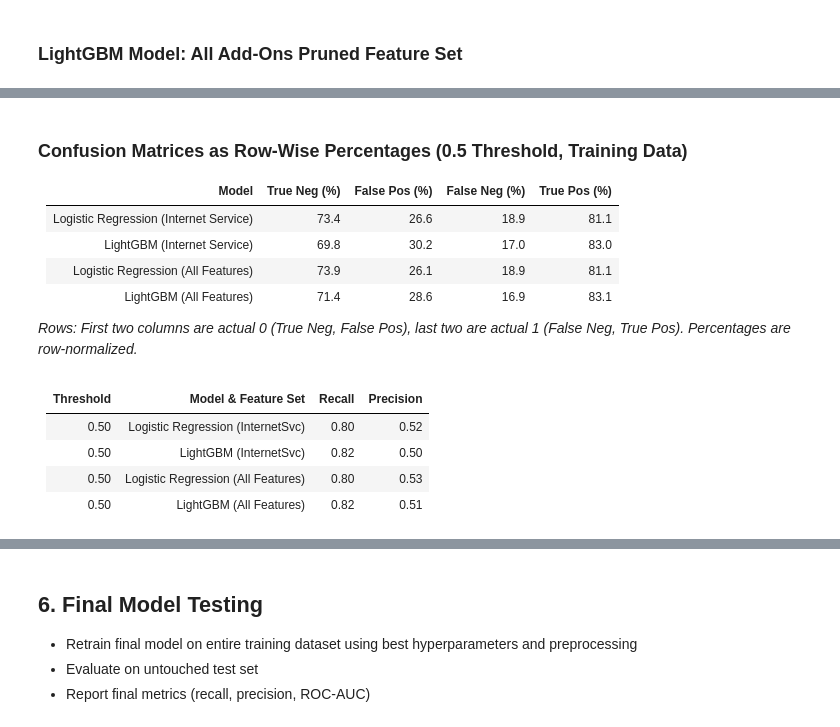
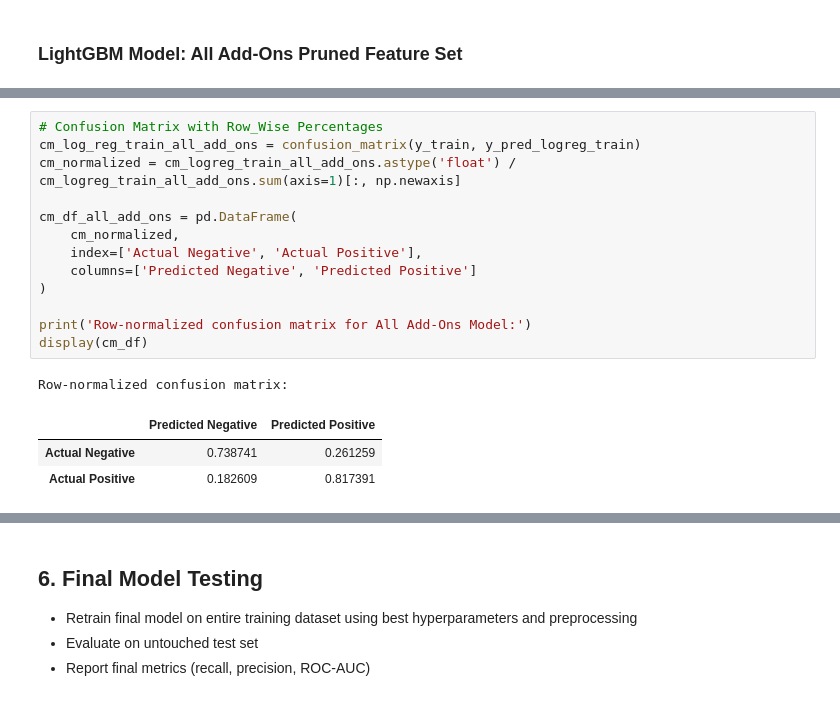
Before and after one commit to amschiltz/springboard_projects, a Jupyter notebook: Capstone_2/notebooks/04_telco_churn_modeling.ipynb, the cells around one changed output, grey strips where cells are left out. Cells and saved outputs as stored; diff of their text form.

```diff
--- a/Capstone_2/notebooks/04_telco_churn_modeling.ipynb
+++ b/Capstone_2/notebooks/04_telco_churn_modeling.ipynb
@@ -1002,17 +823,19 @@ Confusion Matrix - LightGBM (All Features, 0.5 threshold, training data):
-# %% [markdown]
-### Confusion Matrices as Row-Wise Percentages (0.5 Threshold, Training Data)
-| Model                                    | True Neg (%) | False Pos (%) | False Neg (%) | True Pos (%) |
-|-------------------------------------------|--------------|---------------|---------------|--------------|
-| Logistic Regression (Internet Service)    | 73.4         | 26.6          | 18.9          | 81.1         |
-| LightGBM (Internet Service)               | 69.8         | 30.2          | 17.0          | 83.0         |
-| Logistic Regression (All Features)        | 73.9         | 26.1          | 18.9          | 81.1         |
-| LightGBM (All Features)                   | 71.4         | 28.6          | 16.9          | 83.1         |
-*Rows: First two columns are actual 0 (True Neg, False Pos), last two are actual 1 (False Neg, True Pos). Percentages are row-normalized.*
-# %% [markdown]
-| Threshold | Model & Feature Set                | Recall | Precision |
-|-----------|------------------------------------|--------|-----------|
-| 0.50      | Logistic Regression (InternetSvc)  | 0.80   | 0.52      |
-| 0.50      | LightGBM (InternetSvc)             | 0.82   | 0.50      |
-| 0.50      | Logistic Regression (All Features) | 0.80   | 0.53      |
-| 0.50      | LightGBM (All Features)            | 0.82   | 0.51      |
+# %%
+# Confusion Matrix with Row_Wise Percentages
+cm_log_reg_train_all_add_ons = confusion_matrix(y_train, y_pred_logreg_train)
+cm_normalized = cm_logreg_train_all_add_ons.astype('float') / cm_logreg_train_all_add_ons.sum(axis=1)[:, np.newaxis]
+
+cm_df_all_add_ons = pd.DataFrame(
+    cm_normalized,
+    index=['Actual Negative', 'Actual Positive'],
+    columns=['Predicted Negative', 'Predicted Positive']
+)
+
+print('Row-normalized confusion matrix for All Add-Ons Model:')
+display(cm_df)
+# %% [output]
+Row-normalized confusion matrix:
+|  | Predicted Negative | Predicted Positive |
+| Actual Negative | 0.738741 | 0.261259 |
+| Actual Positive | 0.182609 | 0.817391 |
 # %% [markdown]
```
Also changed, not shown: parts of 47 cells of this notebook, 2 other files.
